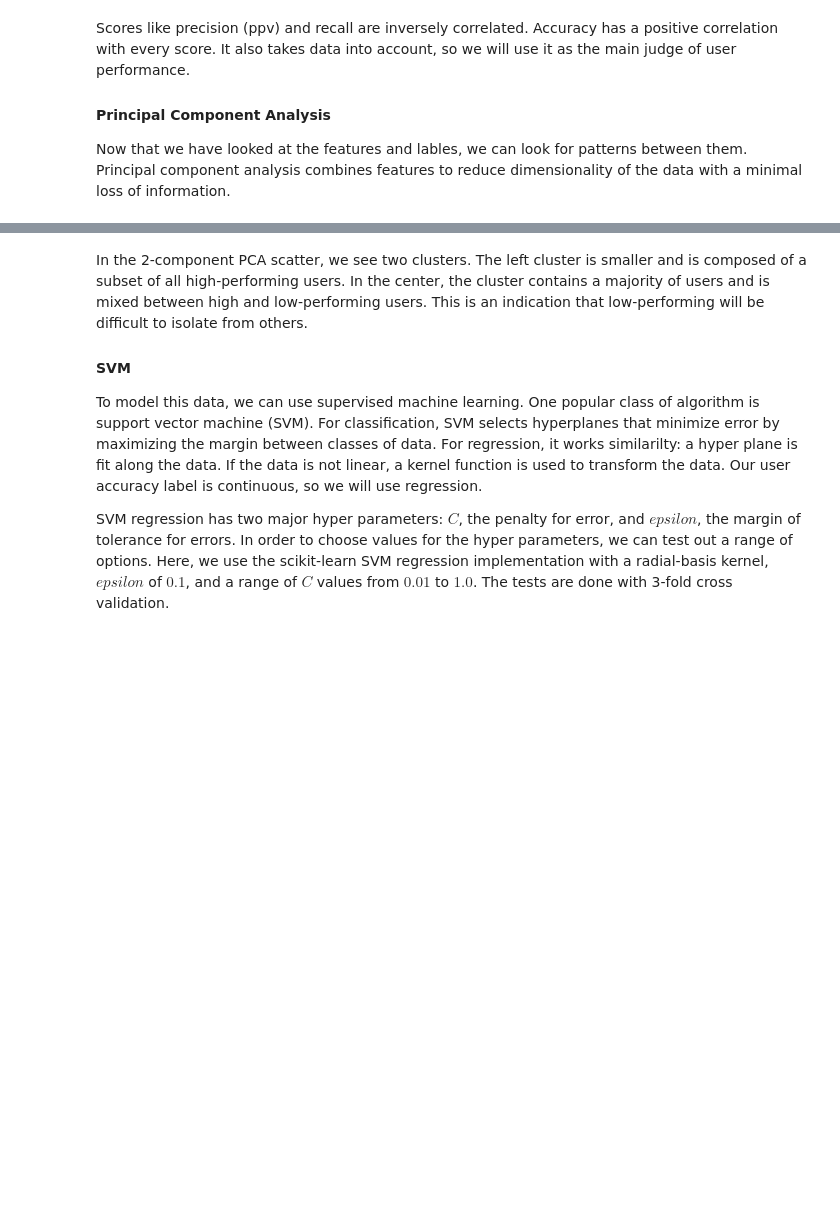
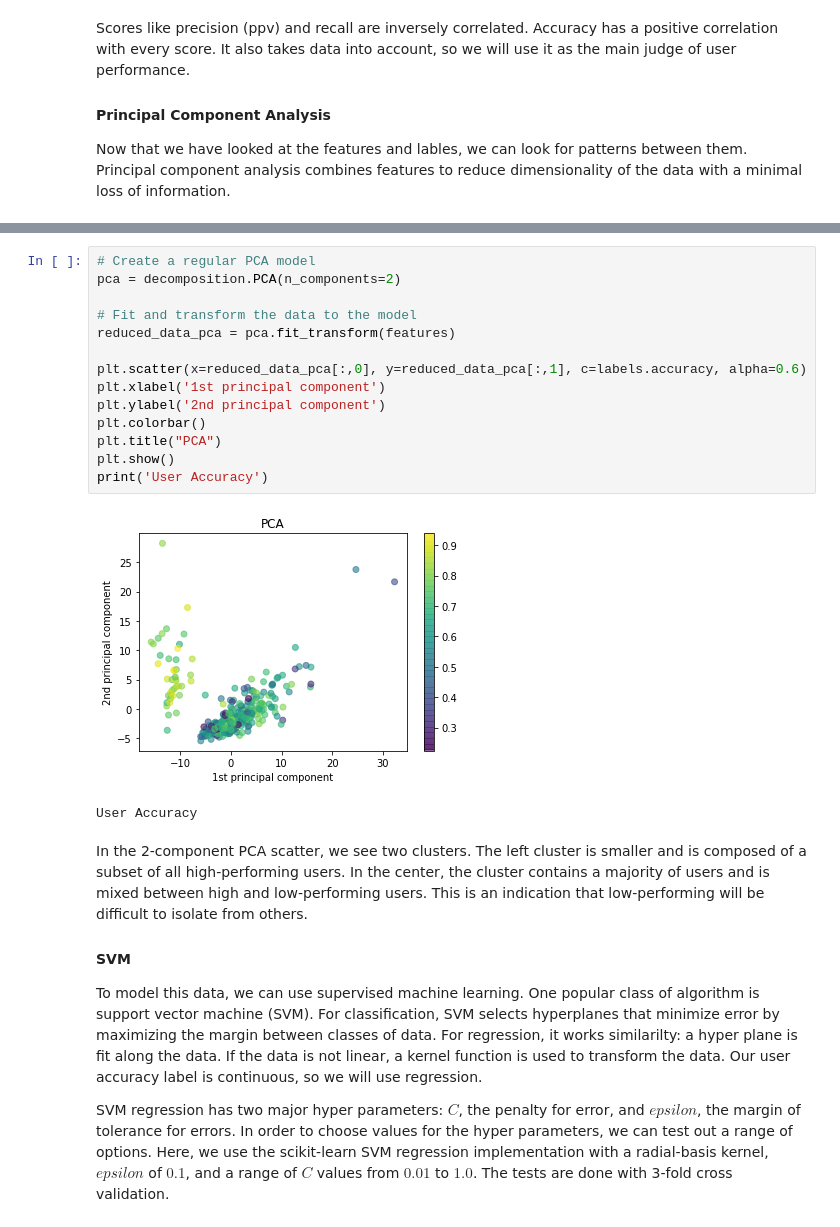
Before and after one commit to johannkm/cmsc499A, a Jupyter notebook: Report.ipynb, the cells around one changed output, grey strips where cells are left out. Drawn from its saved outputs; the diff is of its cells as text; blank space fills up the shorter version.

Commit message:
github compatible colorbar

```diff
--- a/Report.ipynb
+++ b/Report.ipynb
@@ -283,6 +283,23 @@ colormap
 [figure]
 User Accuracy
 <branca.colormap.LinearColormap at 0x...>
+# %%
+# Create a regular PCA model
+pca = decomposition.PCA(n_components=2)
+
+# Fit and transform the data to the model
+reduced_data_pca = pca.fit_transform(features)
+
+plt.scatter(x=reduced_data_pca[:,0], y=reduced_data_pca[:,1], c=labels.accuracy, alpha=0.6)
+plt.xlabel('1st principal component')
+plt.ylabel('2nd principal component')
+plt.colorbar()
+plt.title("PCA")
+plt.show()
+print('User Accuracy')
+# %% [output]
+[figure, added]
+User Accuracy
 # %% [markdown]
 In the 2-component PCA scatter, we see two clusters. The left cluster is smaller and is composed of a subset of all high-performing users. In the center, the cluster contains a majority of users and is mixed between high and low-performing users. This is an indication that low-performing will be difficult to isolate from others.
 
```
Also changed, not shown: parts of 2 cells of this notebook.
